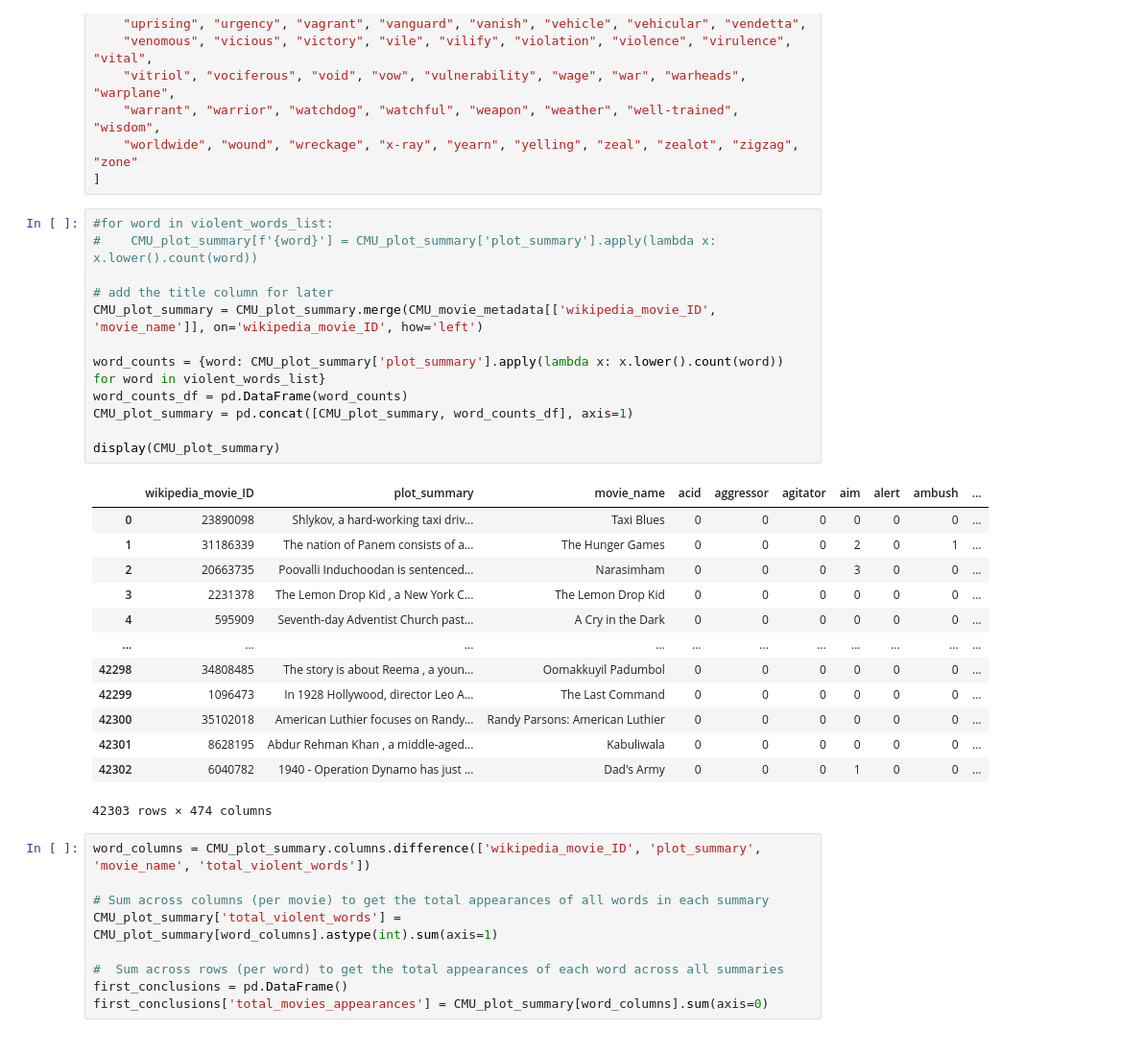
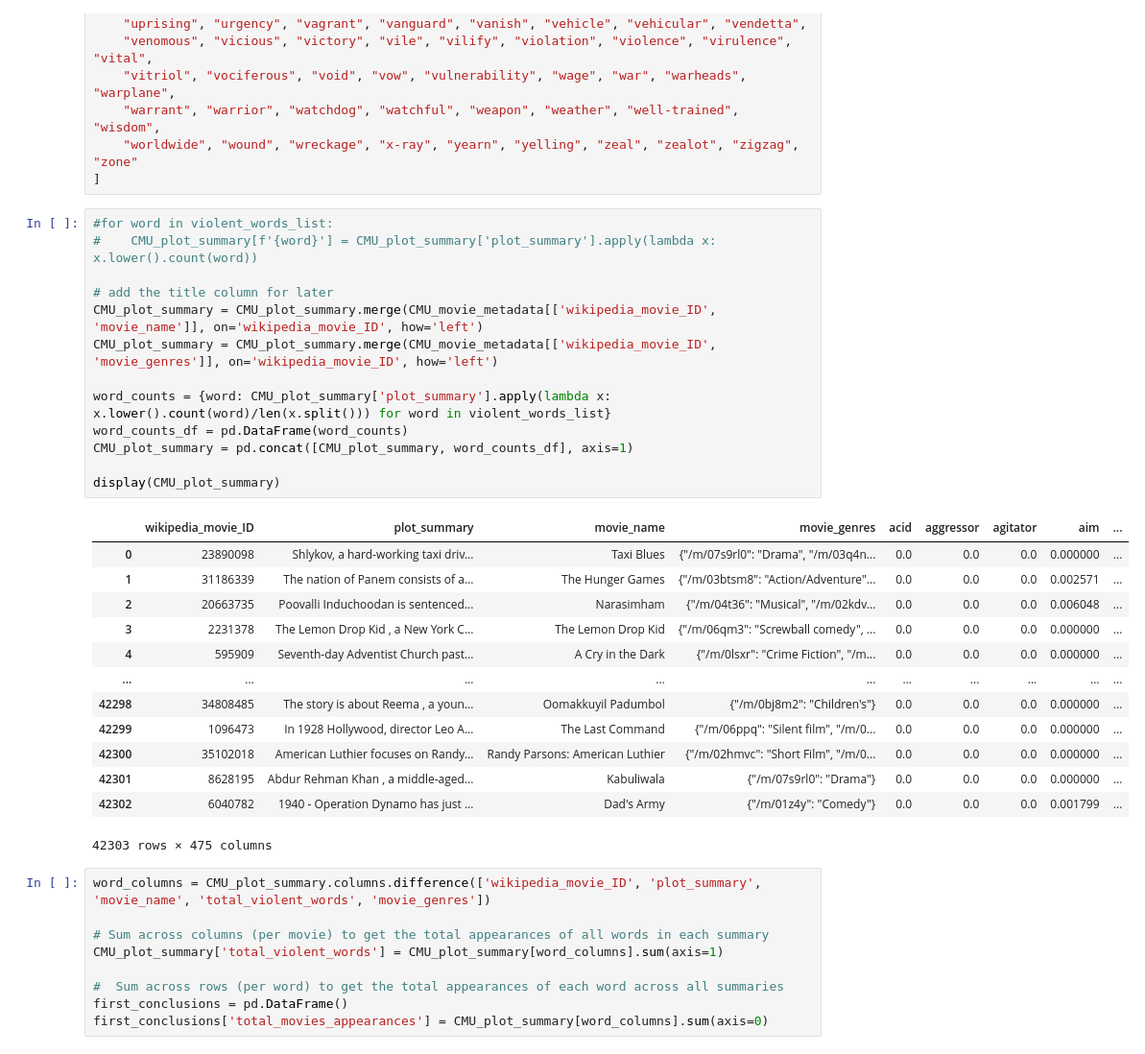
Before and after one commit to epfl-ada/ada-2024-project-alligatorsdontapologize24, a Jupyter notebook: src/Exploratory_Data_Analysis.ipynb, the cells around one changed output. Shown at 96% size. Cells and saved outputs as stored; diff of their text form.

```diff
--- a/src/Exploratory_Data_Analysis.ipynb
+++ b/src/Exploratory_Data_Analysis.ipynb
@@ -257,34 +245,35 @@ violent_words_list = [
 # %%
 #for word in violent_words_list:
 #    CMU_plot_summary[f'{word}'] = CMU_plot_summary['plot_summary'].apply(lambda x: x.lower().count(word))
 
 # add the title column for later
 CMU_plot_summary = CMU_plot_summary.merge(CMU_movie_metadata[['wikipedia_movie_ID', 'movie_name']], on='wikipedia_movie_ID', how='left')
+CMU_plot_summary = CMU_plot_summary.merge(CMU_movie_metadata[['wikipedia_movie_ID', 'movie_genres']], on='wikipedia_movie_ID', how='left')
 
-word_counts = {word: CMU_plot_summary['plot_summary'].apply(lambda x: x.lower().count(word)) for word in violent_words_list}
+word_counts = {word: CMU_plot_summary['plot_summary'].apply(lambda x: x.lower().count(word)/len(x.split())) for word in violent_words_list}
 word_counts_df = pd.DataFrame(word_counts)
 CMU_plot_summary = pd.concat([CMU_plot_summary, word_counts_df], axis=1)
 
 display(CMU_plot_summary)
 # %% [output]
-|  | wikipedia_movie_ID | plot_summary | movie_name | acid | aggressor | agitator | aim | alert | ambush | ... |
-| 0 | 23890098 | Shlykov, a hard-working taxi driv... | Taxi Blues | 0 | 0 | 0 | 0 | 0 | 0 | ... |
-| 1 | 31186339 | The nation of Panem consists of a... | The Hunger Games | 0 | 0 | 0 | 2 | 0 | 1 | ... |
-| 2 | 20663735 | Poovalli Induchoodan is sentenced... | Narasimham | 0 | 0 | 0 | 3 | 0 | 0 | ... |
-| 3 | 2231378 | The Lemon Drop Kid , a New York C... | The Lemon Drop Kid | 0 | 0 | 0 | 0 | 0 | 0 | ... |
-| 4 | 595909 | Seventh-day Adventist Church past... | A Cry in the Dark | 0 | 0 | 0 | 0 | 0 | 0 | ... |
-| ... | ... | ... | ... | ... | ... | ... | ... | ... | ... | ... |
-| 42298 | 34808485 | The story is about Reema , a youn... | Oomakkuyil Padumbol | 0 | 0 | 0 | 0 | 0 | 0 | ... |
-| 42299 | 1096473 | In 1928 Hollywood, director Leo A... | The Last Command | 0 | 0 | 0 | 0 | 0 | 0 | ... |
-| 42300 | 35102018 | American Luthier focuses on Randy... | Randy Parsons: American Luthier | 0 | 0 | 0 | 0 | 0 | 0 | ... |
-| 42301 | 8628195 | Abdur Rehman Khan , a middle-aged... | Kabuliwala | 0 | 0 | 0 | 0 | 0 | 0 | ... |
-| 42302 | 6040782 | 1940 - Operation Dynamo has just ... | Dad's Army | 0 | 0 | 0 | 1 | 0 | 0 | ... |
+|  | wikipedia_movie_ID | plot_summary | movie_name | movie_genres | acid | aggressor | agitator | aim | ... |
+| 0 | 23890098 | Shlykov, a hard-working taxi driv... | Taxi Blues | {"/m/07s9rl0": "Drama", "/m/03q4n... | 0.0 | 0.0 | 0.0 | 0.000000 | ... |
+| 1 | 31186339 | The nation of Panem consists of a... | The Hunger Games | {"/m/03btsm8": "Action/Adventure"... | 0.0 | 0.0 | 0.0 | 0.002571 | ... |
+| 2 | 20663735 | Poovalli Induchoodan is sentenced... | Narasimham | {"/m/04t36": "Musical", "/m/02kdv... | 0.0 | 0.0 | 0.0 | 0.006048 | ... |
+| 3 | 2231378 | The Lemon Drop Kid , a New York C... | The Lemon Drop Kid | {"/m/06qm3": "Screwball comedy", ... | 0.0 | 0.0 | 0.0 | 0.000000 | ... |
+| 4 | 595909 | Seventh-day Adventist Church past... | A Cry in the Dark | {"/m/0lsxr": "Crime Fiction", "/m... | 0.0 | 0.0 | 0.0 | 0.000000 | ... |
+| ... | ... | ... | ... | ... | ... | ... | ... | ... | ... |
+| 42298 | 34808485 | The story is about Reema , a youn... | Oomakkuyil Padumbol | {"/m/0bj8m2": "Children's"} | 0.0 | 0.0 | 0.0 | 0.000000 | ... |
+| 42299 | 1096473 | In 1928 Hollywood, director Leo A... | The Last Command | {"/m/06ppq": "Silent film", "/m/0... | 0.0 | 0.0 | 0.0 | 0.000000 | ... |
+| 42300 | 35102018 | American Luthier focuses on Randy... | Randy Parsons: American Luthier | {"/m/02hmvc": "Short Film", "/m/0... | 0.0 | 0.0 | 0.0 | 0.000000 | ... |
+| 42301 | 8628195 | Abdur Rehman Khan , a middle-aged... | Kabuliwala | {"/m/07s9rl0": "Drama"} | 0.0 | 0.0 | 0.0 | 0.000000 | ... |
+| 42302 | 6040782 | 1940 - Operation Dynamo has just ... | Dad's Army | {"/m/01z4y": "Comedy"} | 0.0 | 0.0 | 0.0 | 0.001799 | ... |
-42303 rows × 474 columns
+42303 rows × 475 columns
 # %%
-word_columns = CMU_plot_summary.columns.difference(['wikipedia_movie_ID', 'plot_summary', 'movie_name', 'total_violent_words'])
+word_columns = CMU_plot_summary.columns.difference(['wikipedia_movie_ID', 'plot_summary', 'movie_name', 'total_violent_words', 'movie_genres'])
 
 # Sum across columns (per movie) to get the total appearances of all words in each summary
-CMU_plot_summary['total_violent_words'] = CMU_plot_summary[word_columns].astype(int).sum(axis=1)
+CMU_plot_summary['total_violent_words'] = CMU_plot_summary[word_columns].sum(axis=1)
 
 #  Sum across rows (per word) to get the total appearances of each word across all summaries
 first_conclusions = pd.DataFrame()
```
Also changed, not shown: parts of 13 cells of this notebook.
